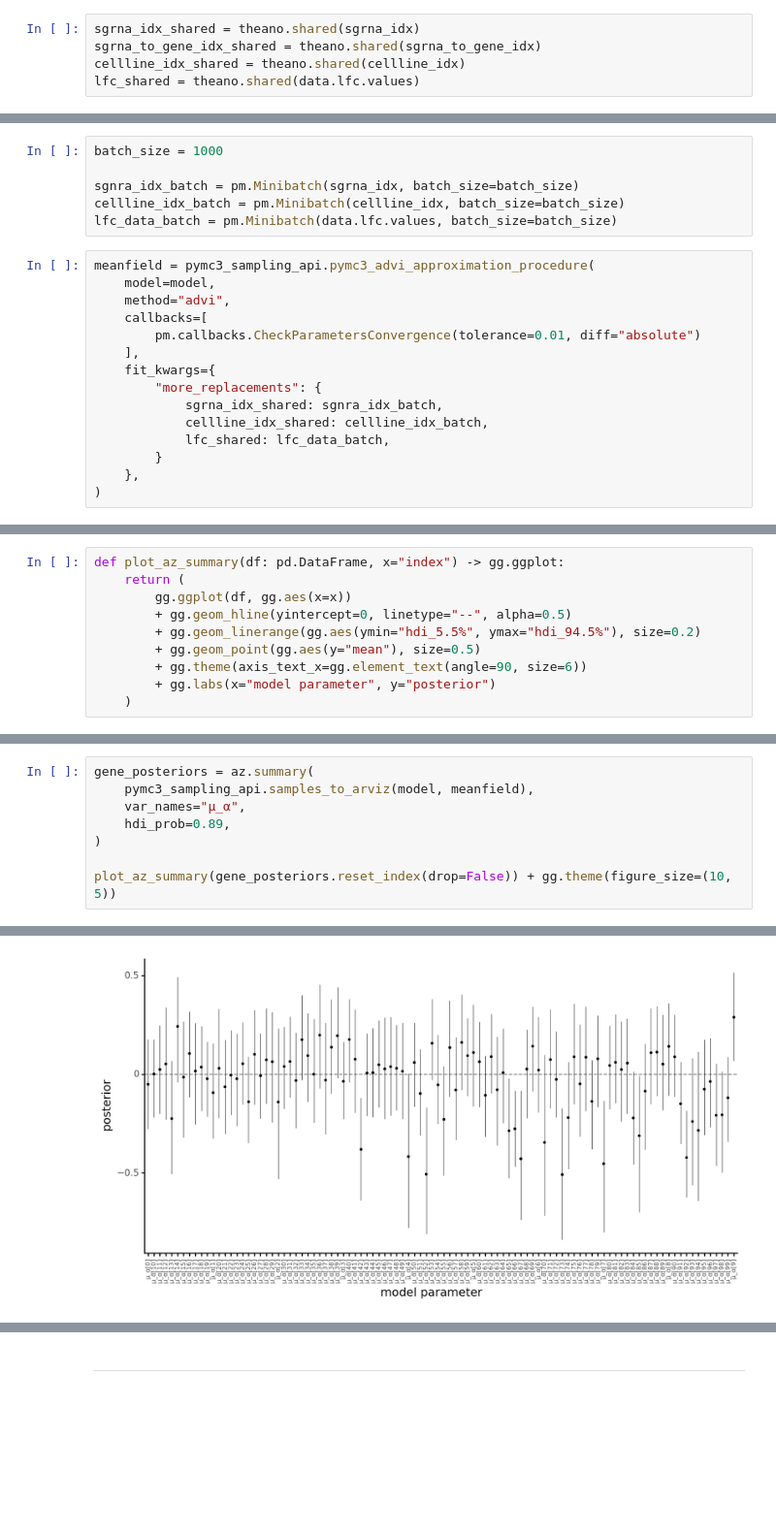
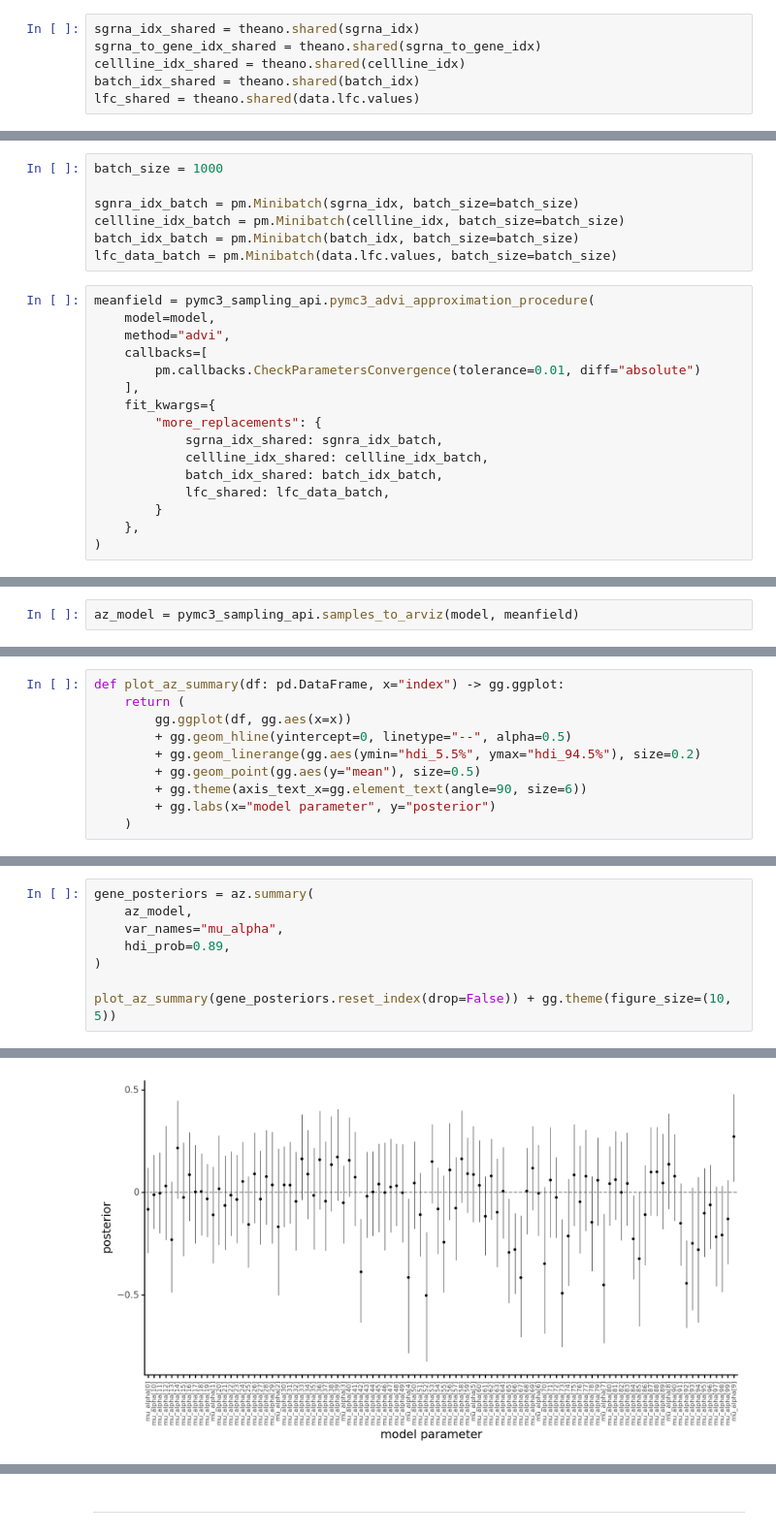
Before and after one commit to Kevin-Haigis-Lab/speclet, a Jupyter notebook: analysis/015_010_model-design.ipynb, the cells around one changed output, grey strips where cells are left out. Shown at 97% size. Cells and saved outputs as stored; diff of their text form; blank space fills up the shorter version.

Commit message:
feat: creation of CRC model 1 in jupyter notebook

```diff
--- a/analysis/015_010_model-design.ipynb
+++ b/analysis/015_010_model-design.ipynb
@@ -67,6 +69,7 @@ cellline_idx, n_celllines = dphelp.get_indices_and_count(data, "depmap_id")
 sgrna_idx_shared = theano.shared(sgrna_idx)
 sgrna_to_gene_idx_shared = theano.shared(sgrna_to_gene_idx)
 cellline_idx_shared = theano.shared(cellline_idx)
+batch_idx_shared = theano.shared(batch_idx)
 lfc_shared = theano.shared(data.lfc.values)
 # %%
 with pm.Model() as model:
@@ -101,6 +119,7 @@ batch_size = 1000
 
 sgnra_idx_batch = pm.Minibatch(sgrna_idx, batch_size=batch_size)
 cellline_idx_batch = pm.Minibatch(cellline_idx, batch_size=batch_size)
+batch_idx_batch = pm.Minibatch(batch_idx, batch_size=batch_size)
 lfc_data_batch = pm.Minibatch(data.lfc.values, batch_size=batch_size)
 # %%
 meanfield = pymc3_sampling_api.pymc3_advi_approximation_procedure(
@@ -113,6 +132,7 @@ meanfield = pymc3_sampling_api.pymc3_advi_approximation_procedure(
         "more_replacements": {
             sgrna_idx_shared: sgnra_idx_batch,
             cellline_idx_shared: cellline_idx_batch,
+            batch_idx_shared: batch_idx_batch,
             lfc_shared: lfc_data_batch,
         }
     },
@@ -138 +149,3 @@ def plot_approximation_history(hist: np.ndarray) -> gg.ggplot:
+# %%
+az_model = pymc3_sampling_api.samples_to_arviz(model, meanfield)
 # %%
@@ -153,11 +173,11 @@ def plot_az_summary(df: pd.DataFrame, x="index") -> gg.ggplot:
 # %%
 gene_posteriors = az.summary(
-    pymc3_sampling_api.samples_to_arviz(model, meanfield),
-    var_names="μ_α",
+    az_model,
+    var_names="mu_alpha",
     hdi_prob=0.89,
 )
 
 plot_az_summary(gene_posteriors.reset_index(drop=False)) + gg.theme(figure_size=(10, 5))
 # %% [output]
 arviz - WARNING - Shape validation failed: input_shape: (1, 1000), minimum_shape: (chains=2, draws=4)
-[figure, old version]
+[figure, new version]
```
Also changed, not shown: parts of 15 cells of this notebook, 11 other files.
